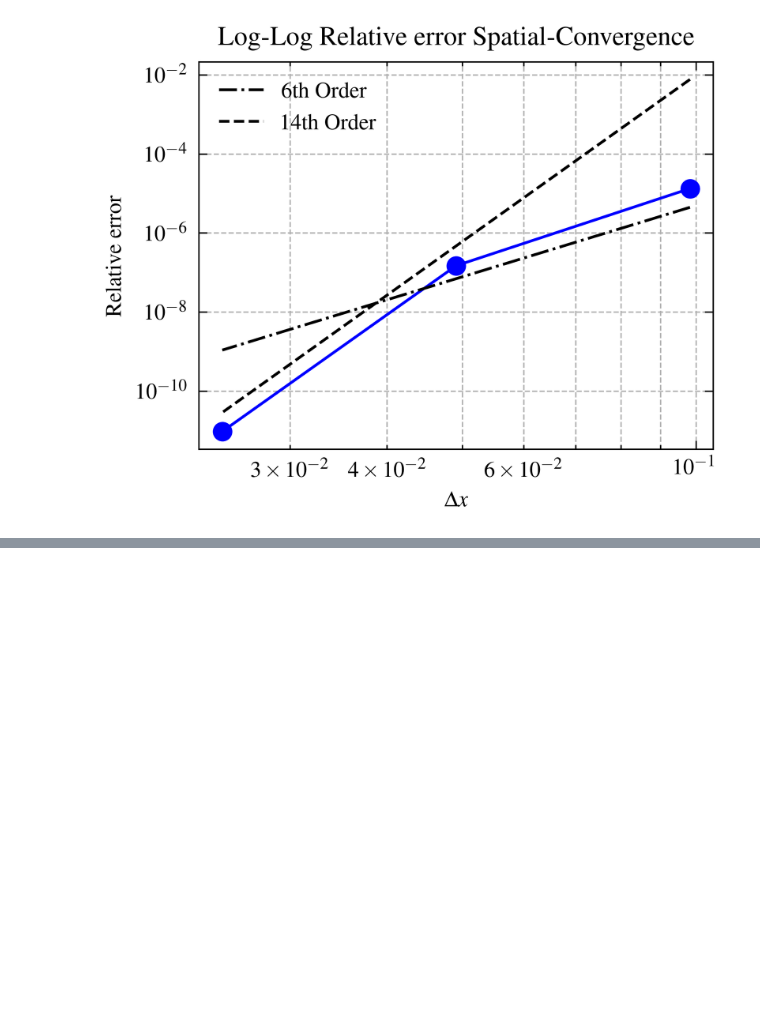
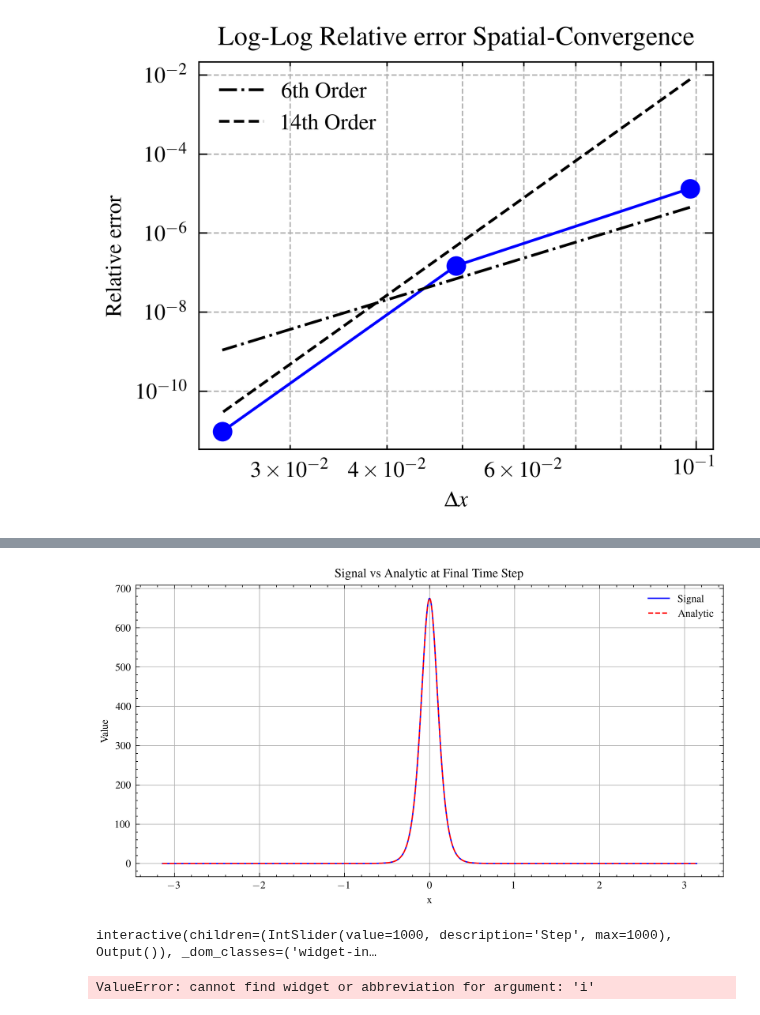
Before and after one commit to jameswoodfield/Particle_Filter, a Jupyter notebook: Example_5_KDV_SpatialConvergence.ipynb, the cells around one changed output, grey strips where cells are left out. Cells and saved outputs as stored; diff of their text form; code cells hidden in the pictures; blank space fills up the shorter version.

```diff
--- a/Example_5_KDV_SpatialConvergence.ipynb
+++ b/Example_5_KDV_SpatialConvergence.ipynb
@@ -43,7 +44,7 @@ xmin: -3.141592653589793
 # %% [markdown]
 Next, we specify a signal, by specifying a solver. We specifically require a very small timestep as to eliminate the dominant temporal errors, and test the spatial convergence.
 # %%
-signal_params.update(E=1,method='Dealiased_SETDRK4',dt=1e-13,tmax= 1e-10,nx = 4*32,P=1,S=0,noise_magnitude=10)
+signal_params.update(E=1,method='Dealiased_SETDRK4',nt = int(1e3),dt=1e-13,tmax= 1e-10,nx = 4*32,P=1,S=0,noise_magnitude=10)
 # %% [markdown]
 Now we continue to define a stochastic ensemble
 # %% [markdown]
@@ -54,10 +55,11 @@ signal_model = ETD_KT_CM_JAX_Vectorised(signal_params)
 initial_signal = initial_condition(signal_model.x, signal_params.E, signal_params.initial_condition)
 # %%
 key1 = jax.random.PRNGKey(0)
-dW = jax.random.normal(key1, shape=(signal_model.nmax, signal_model.params.E, signal_model.params.P))
+dW = jax.random.normal(key1, shape=(signal_model.params.nt, signal_model.params.E, signal_model.params.P))
 #dW = -0.1*jnp.ones_like(dW)
 dW = dW
-final, all = signal_model.run(initial_signal, signal_model.nmax, dW)
+key = jax.random.PRNGKey(1)
+final, all = signal_model.run(initial_signal, signal_model.params.nt, dW,key)
 print(final.shape,all.shape)
 # %% [output]
 (1, 128) (1000, 1, 128)
@@ -82,22 +84,22 @@ print(signal.shape)
 W = jnp.cumsum(dW, axis=0)
 W = jnp.sqrt(signal_model.params.dt) * signal_model.params.noise_magnitude * W
 print(W.shape)
-W_new = jnp.zeros([signal_model.nmax+1, signal_model.params.E, signal_model.params.P])
+W_new = jnp.zeros([signal_model.params.nt+1, signal_model.params.E, signal_model.params.P])
 W_new = W_new.at[1:,:,:].set(W)
 
 E = signal_model.params.E
-nmax = signal_model.nmax
+nt = signal_model.params.nt
 nx = signal_model.params.nx
 x = signal_model.x
 xmax = signal_model.params.xmax
 xmin = signal_model.params.xmin
 dt = signal_model.params.dt
 
-analytic = jnp.zeros([nmax+1, E, nx])
+analytic = jnp.zeros([nt+1, E, nx])
 #analytic = analytic.at[0,:,:].set(initial_signal)
 beta = 3.0
 initial_condition_jitted = jax.jit(initial_condition, static_argnums=(1,2))
-for n in range(signal_model.nmax+1):
+for n in range(signal_model.params.nt+1):
     ans = initial_condition_jitted((x - 4*beta**2 * (dt*n) - 1/2*W_new[n,:,:] + xmax)%(xmax*2) - xmax, E, signal_params.initial_condition)
     analytic = analytic.at[n,:,:].set(ans)
 
@@ -175,0 +245,29 @@ plt.show()
+# %%
+import ipywidgets as widgets
+
+plt.figure(figsize=(8, 4))
+plt.plot(x, signal[-1, 0, :], label='Signal', color='b')
+plt.plot(x, analytic[-1, 0, :], label='Analytic', color='r', linestyle='--')
+plt.xlabel('x')
+plt.ylabel('Value')
+plt.title('Signal vs Analytic at Final Time Step')
+plt.legend()
+plt.grid(True)
+plt.show()
+
+
+@widgets.interact(i=widgets.IntSlider(min=0, max=signal.shape[0]-1, step=1, value=signal.shape[0]-1, description='Step'))
+def plot_difference(i):
+    plt.figure(figsize=(8, 4))
+    plt.plot(x, signal[i, 0, :] - analytic[i, 0, :], color='k', linewidth=2)
+    plt.xlabel('x')
+    plt.ylabel('Difference')
+    plt.title(f'Difference: Signal - Analytic at Step {i}')
+    plt.grid(True)
+    plt.show()
+
+interact(plot_difference)
+# %% [output]
+[figure, added]
+interactive(children=(IntSlider(value=1000, description='Step', max=1000), Output()), _dom_classes=('widget-in…
+ValueError: cannot find widget or abbreviation for argument: 'i'
```
Also changed, not shown: parts of 8 cells of this notebook, 24 other files.
